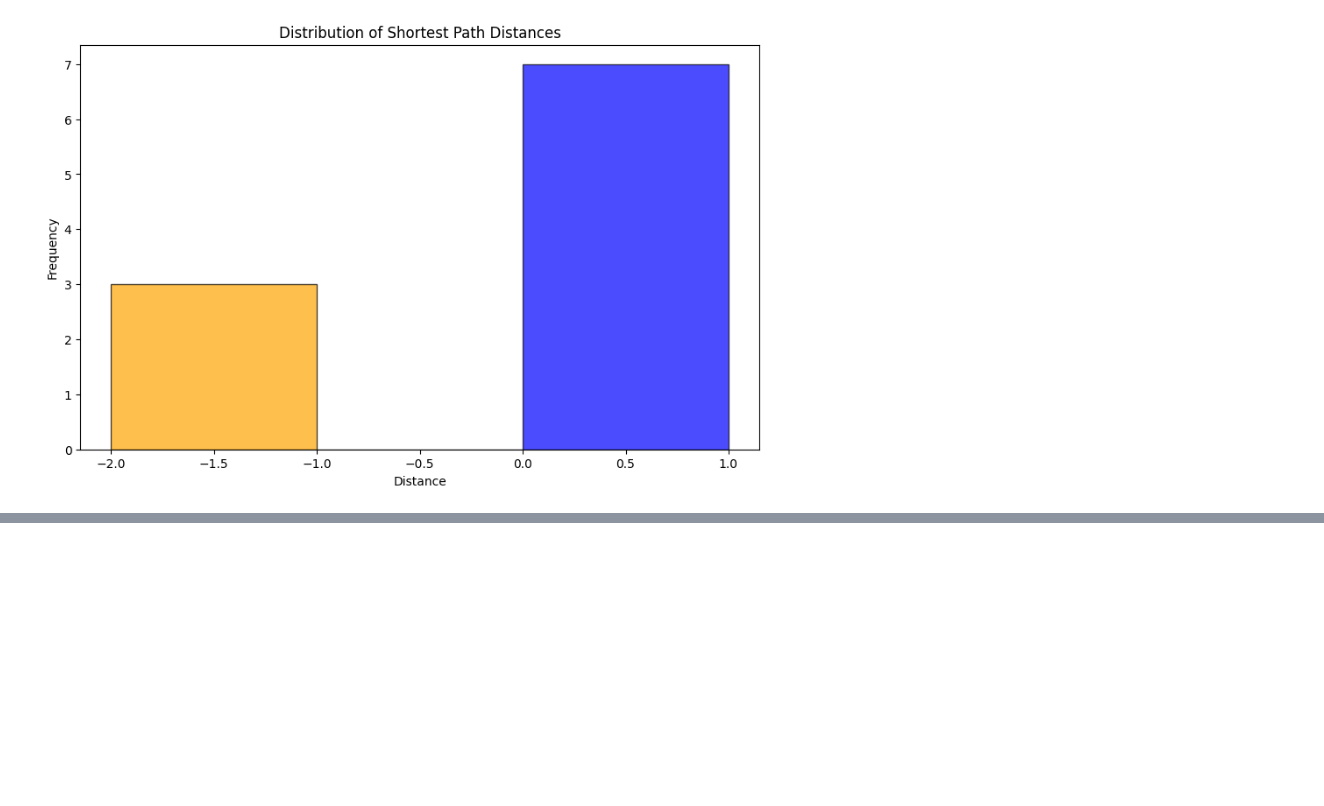
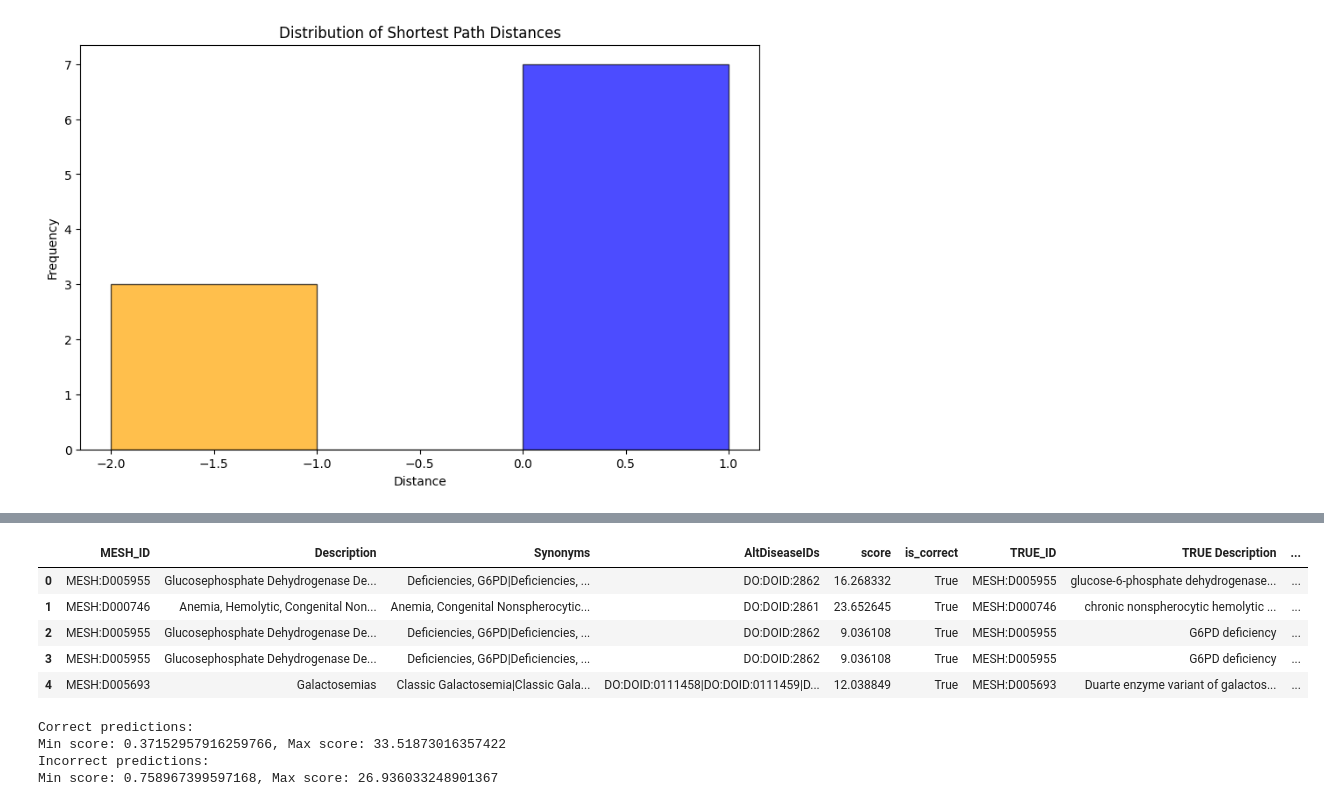
Before and after one commit to Yuliana7/biomedical-entity-linking, a Jupyter notebook: notebooks/cypher_index.ipynb, the cells around one changed output, grey strips where cells are left out. Saved outputs shown, nothing was run; the diff lists cells and outputs as text; code cells hidden in the pictures; blank space fills up the shorter version.

```diff
--- a/notebooks/cypher_index.ipynb
+++ b/notebooks/cypher_index.ipynb
@@ -1020,0 +1068,29 @@ These bar plots allow us to interpret the results of these experiments in a broa
+# %%
+def mark_predictions_with_shortest_path(true_values, predicted_values, driver):
+    with driver.session() as session:
+        for true_labels, predicted_labels_list in zip(true_values, predicted_values):
+            for predicted_labels in predicted_labels_list:
+                predicted_labels['TRUE_ID'] = true_labels['MESH_ID']
+                predicted_labels["TRUE Description"] = true_labels['Description']
+                # Mark whether the prediction is correct
+                if partial_match(true_labels, [predicted_labels]):
+                    predicted_labels['is_correct'] = True
+                    predicted_labels['shortest_path'] = 0  # Direct match
+                else:
+                    predicted_labels['is_correct'] = False
+                    true_id = true_labels['MESH_ID']
+                    predicted_id = predicted_labels['MESH_ID']
+
+                    # If the predicted ID is not "Unknown", calculate the shortest path
+                    if predicted_id != "Unknown":
+                        result = session.run(get_shortest_path, trueID=true_id, predictedID=predicted_id)
+                        single_result = result.single()
+
+                        if single_result is not None:
+                            predicted_labels['shortest_path'] = single_result[0]
+                        else:
+                            predicted_labels['shortest_path'] = -1  # No path found
+                    else:
+                        predicted_labels['shortest_path'] = -2  # Unknown prediction
+
+    return predicted_values
@@ -1020,0 +1101,12 @@ These bar plots allow us to interpret the results of these experiments in a broa
+# %%
+fulltext_predicted_values_marked_with_path_flat_data = [item for sublist in fulltext_predicted_values_marked_with_path for item in sublist]
+fulltext_predicted_values_marked_with_path_df = pd.DataFrame(fulltext_predicted_values_marked_with_path_flat_data)
+
+fulltext_predicted_values_marked_with_path_df.head()
+# %% [output]
+|  | MESH_ID | Description | Synonyms | AltDiseaseIDs | score | is_correct | TRUE_ID | TRUE Description | ... |
+| 0 | MESH:D005955 | Glucosephosphate Dehydrogenase De... | Deficiencies, G6PD|Deficiencies, ... | DO:DOID:2862 | 16.268332 | True | MESH:D005955 | glucose-6-phosphate dehydrogenase... | ... |
+| 1 | MESH:D000746 | Anemia, Hemolytic, Congenital Non... | Anemia, Congenital Nonspherocytic... | DO:DOID:2861 | 23.652645 | True | MESH:D000746 | chronic nonspherocytic hemolytic ... | ... |
+| 2 | MESH:D005955 | Glucosephosphate Dehydrogenase De... | Deficiencies, G6PD|Deficiencies, ... | DO:DOID:2862 | 9.036108 | True | MESH:D005955 | G6PD deficiency | ... |
+| 3 | MESH:D005955 | Glucosephosphate Dehydrogenase De... | Deficiencies, G6PD|Deficiencies, ... | DO:DOID:2862 | 9.036108 | True | MESH:D005955 | G6PD deficiency | ... |
+| 4 | MESH:D005693 | Galactosemias | Classic Galactosemia|Classic Gala... | DO:DOID:0111458|DO:DOID:0111459|D... | 12.038849 | True | MESH:D005693 | Duarte enzyme variant of galactos... | ... |
@@ -1020,0 +1129,11 @@ These bar plots allow us to interpret the results of these experiments in a broa
+# %%
+fulltext_correct_scores = fulltext_predicted_values_marked_with_path_df[fulltext_predicted_values_marked_with_path_df['is_correct'] == True]
+print(f"Correct predictions: \nMin score: {min(fulltext_correct_scores['score'])}, Max score: {max(fulltext_correct_scores['score'])}")
+
+fulltext_incorrect_scores = fulltext_predicted_values_marked_with_path_df[fulltext_predicted_values_marked_with_path_df['is_correct'] == False]
+print(f"Incorrect predictions: \nMin score: {min(fulltext_incorrect_scores['score'])}, Max score: {max(fulltext_incorrect_scores['score'])}")
+# %% [output]
+Correct predictions:
+Min score: 0.37152957916259766, Max score: 33.51873016357422
+Incorrect predictions:
+Min score: 0.758967399597168, Max score: 26.936033248901367
```
Also changed, not shown: parts of 25 cells of this notebook, 1 other file.
